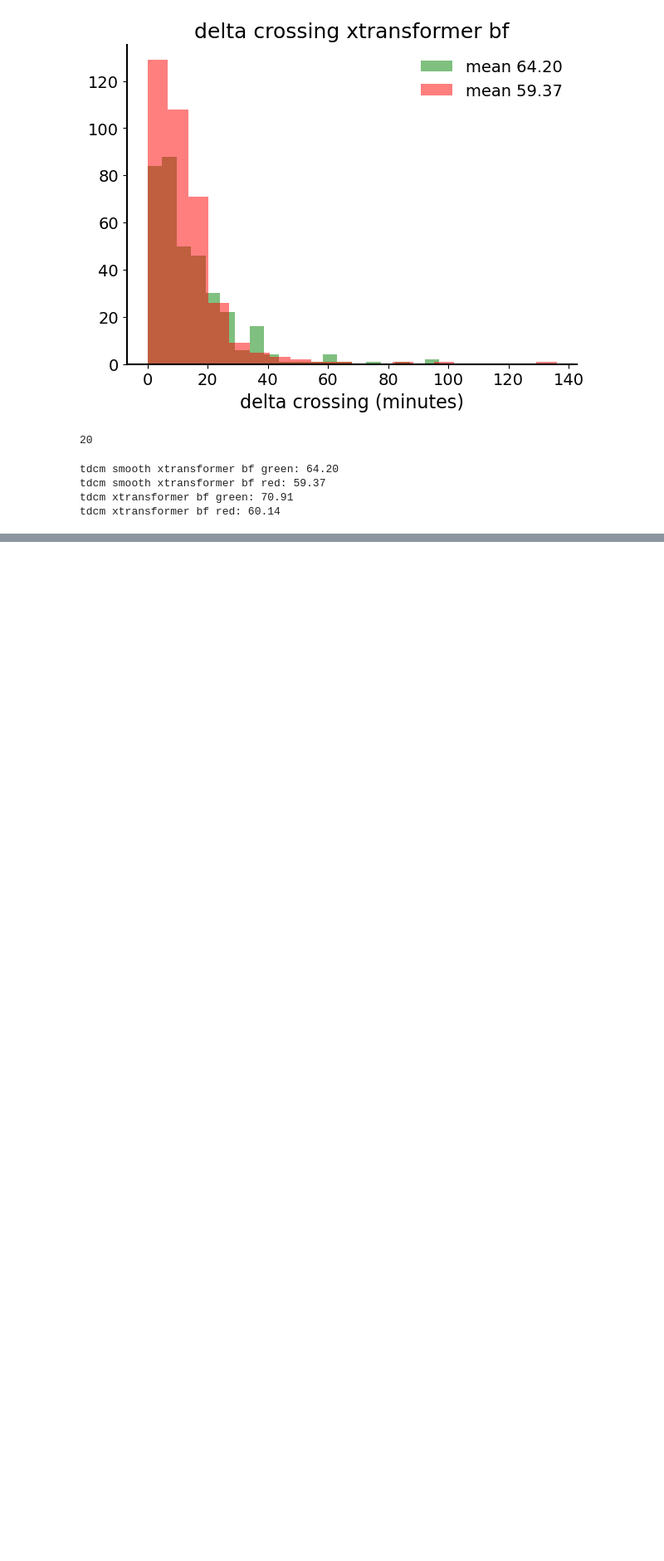
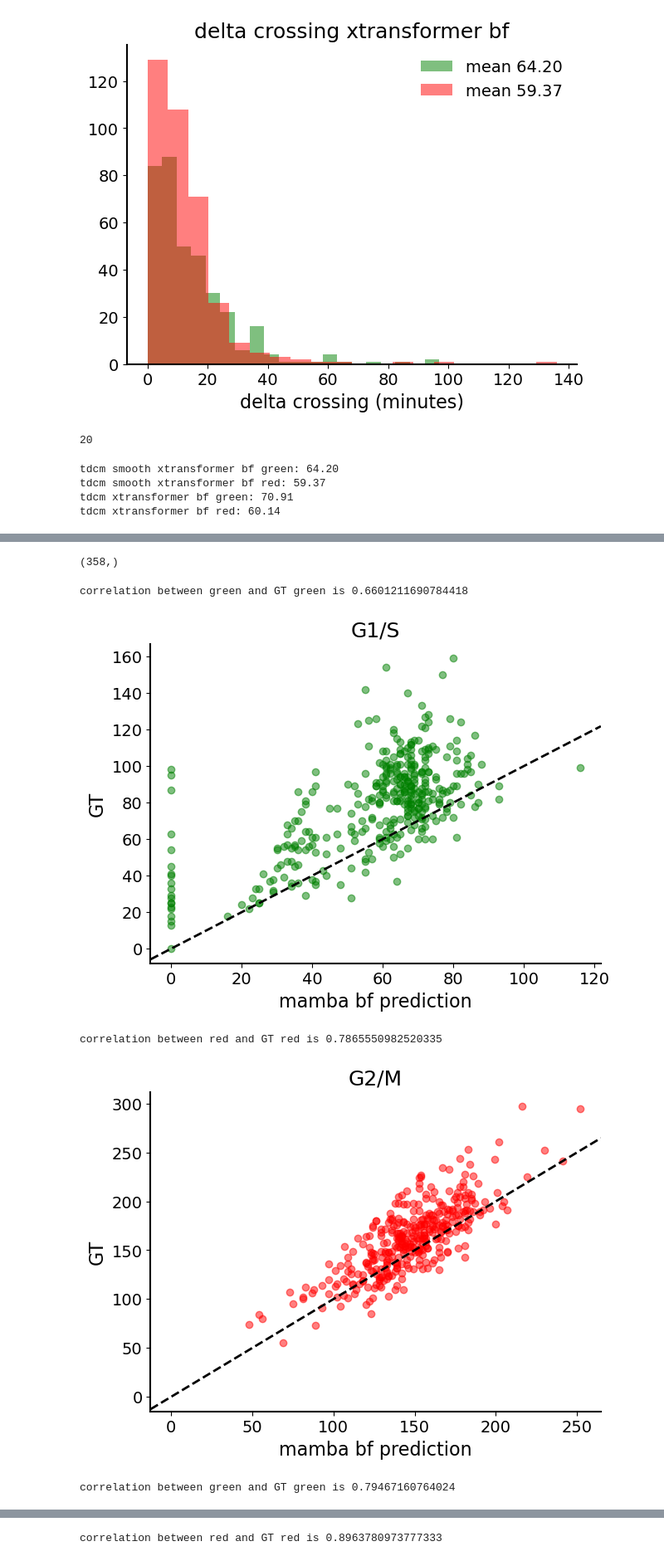
Before and after one commit to louisleger/cell-cycle, a Jupyter notebook: nb_result_analysis/find_checkpoints.ipynb, the cells around one changed output, grey strips where cells are left out. Shown: that part at 83% size. Drawn from its saved outputs; the diff is of its cells as text; code cells hidden in the pictures; blank space fills up the shorter version.

Commit message:
added new nteobook for correlation plots

```diff
--- a/nb_result_analysis/find_chepoints.ipynb
+++ b/nb_result_analysis/find_checkpoints.ipynb
@@ -52,6 +52,19 @@ fucci_labels = ["green", "red"]
 
 # vanilla_track = vanilla_fn(np.linspace(0, 1, 1000))
 # vanilla_tau = np.linspace(0, 1, 1000)
+# %%
+heads = ["mlp", "cnn", "mamba", "xtransformer"]
+# %%
+# for all heads get the data and store it in dict
+head_data = {}
+head_data_drug = {}
+
+cross, cross_idx = {}, {}
+cross_gt, cross_idx_gt = find_crossing_points(taus, gt_tracks)
+
+for head in heads:
+    head_data[head] = get_data(path=data_path_, modality=modality, head=head)
+    cross[head], cross_idx[head] = find_crossing_points(taus, head_data[head])
 # %% [markdown]
 # some plots
 # %%
@@ -364,0 +380,32 @@ tdcm xtransformer bf red: 60.14
+# %%
+# from helper_fn.find_checkpoints import find_checkpoints
+
+cross, cross_idx = find_crossing_points(taus, tracks)
+cross_gt, cross_idx_gt = find_crossing_points(taus, gt_tracks)
+# %%
+cross_idx[head][:, i].shape
+# %% [output]
+(358,)
+# %%
+# scatter plot with correlation between cross_idx and cross_idx_gt
+colors = ["green", "red"]
+titles = ["G1/S", "G2/M"]
+
+for head in ["mamba", "xtransformer"]:
+    for i,c  in enumerate(colors):
+
+        plt.title(f"{titles[i]}")
+        corr = np.corrcoef(cross_idx[head][:, i], cross_idx_gt[:, i])
+        print(f"correlation between {c} and GT {c} is {corr[0,1]}")
+
+        plt.scatter(cross_idx[head][:, i], cross_idx_gt[:, i], alpha=0.5, color=c)
+        plt.axline([0, 0], slope=1, color="black", linestyle="--")
+        plt.xlabel(f"{head} {modality} prediction")
+        plt.ylabel("GT")
+        plt.show()
+# %% [output]
+correlation between green and GT green is 0.6601211690784418
+[figure, added]
+correlation between red and GT red is 0.7865550982520335
+[figure, added]
+correlation between green and GT green is 0.79467160764024
@@ -364,0 +413 @@ tdcm xtransformer bf red: 60.14
+correlation between red and GT red is 0.8963780973777333
```
Also changed, not shown: parts of 2 cells of this notebook, 2 other files.
